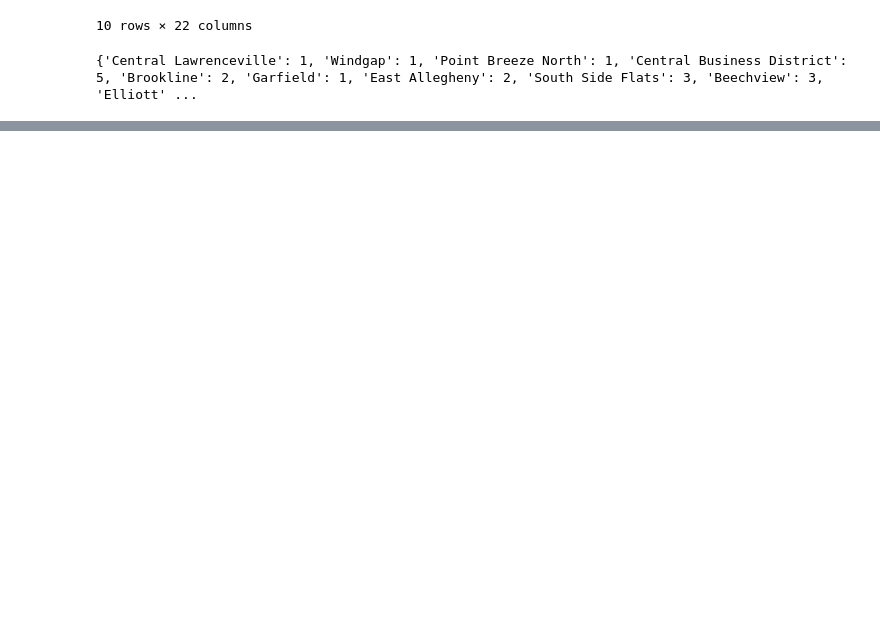
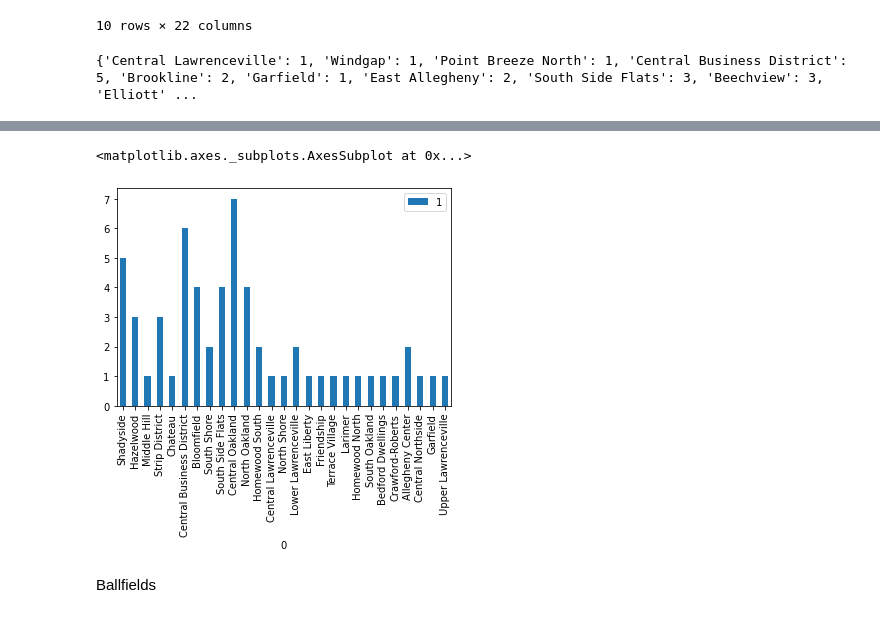
Before and after one commit to SparkWorks13/latFinalProject, a Jupyter notebook: Notebook-TRS179.ipynb, the cells around one changed output, grey strips where cells are left out. Cells and saved outputs as stored; diff of their text form; code cells hidden in the pictures; blank space fills up the shorter version.

Commit message:
finished and plotted the datasets

```diff
--- a/Notebook-TRS179.ipynb
+++ b/Notebook-TRS179.ipynb
@@ -33,0 +44,2 @@ print(neighborhoods)
+# %%
+pogo = pd.read_csv("datasets/POGOHPARK.csv")
@@ -33,0 +60,18 @@ print(neighborhoods)
+# %%
+ll = pogo.iloc[:, 4:]
+neighborhoods = {}
+for x in range(ll.iloc[:, 0].count()):
+    loc = fp.geo_to_neighborhood(ll.iloc[x, 0], ll.iloc[x, 1])
+    if loc in neighborhoods:
+        neighborhoods[loc] += 1
+    elif loc != None:
+        neighborhoods[loc] = 1
+# %%
+n = pd.DataFrame(neighborhoods.items())
+# %%
+n.plot.bar(x=0)
+# %% [output]
+<matplotlib.axes._subplots.AxesSubplot at 0x...>
+[figure, added]
+# %% [markdown]
+Ballfields
```
Also changed, not shown: parts of 17 cells of this notebook, 1 other file.
